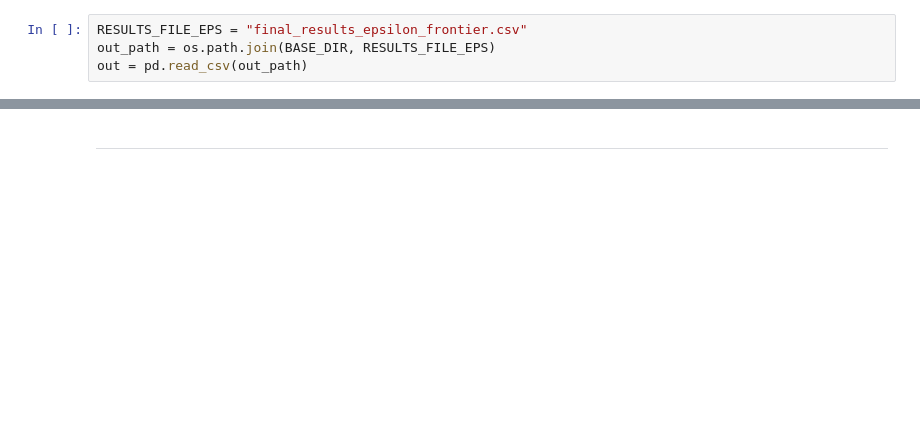
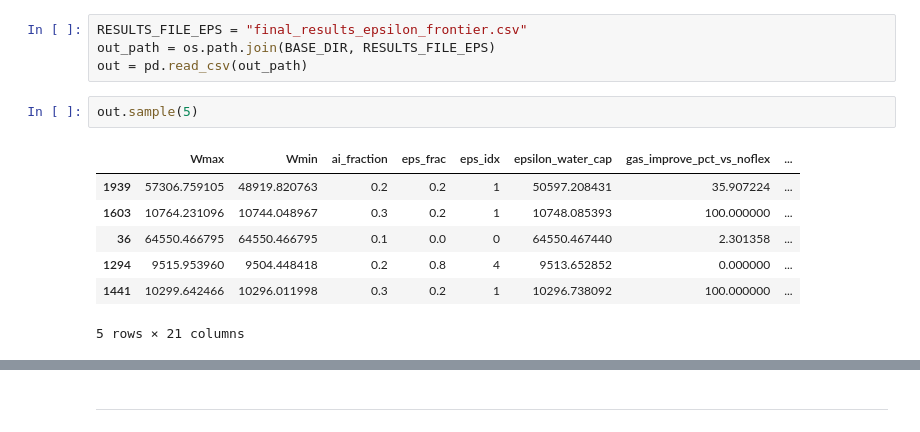
Before and after one commit to revak18/science_fair_2026, a Jupyter notebook: science_fair_2026_final_code.ipynb, the cells around one changed output, grey strips where cells are left out. Drawn from its saved outputs; the diff is of its cells as text; blank space fills up the shorter version.

```diff
--- a/science_fair_2026_final_code.ipynb
+++ b/science_fair_2026_final_code.ipynb
@@ -1025,3 +1079,13 @@ Saved ε-frontier results to: final_results_epsilon_frontier.csv
 RESULTS_FILE_EPS = "final_results_epsilon_frontier.csv"
 out_path = os.path.join(BASE_DIR, RESULTS_FILE_EPS)
 out = pd.read_csv(out_path)
+# %%
+out.sample(5)
+# %% [output]
+|  | Wmax | Wmin | ai_fraction | eps_frac | eps_idx | epsilon_water_cap | gas_improve_pct_vs_noflex | ... |
+| 1939 | 57306.759105 | 48919.820763 | 0.2 | 0.2 | 1 | 50597.208431 | 35.907224 | ... |
+| 1603 | 10764.231096 | 10744.048967 | 0.3 | 0.2 | 1 | 10748.085393 | 100.000000 | ... |
+| 36 | 64550.466795 | 64550.466795 | 0.1 | 0.0 | 0 | 64550.467440 | 2.301358 | ... |
+| 1294 | 9515.953960 | 9504.448418 | 0.2 | 0.8 | 4 | 9513.652852 | 0.000000 | ... |
+| 1441 | 10299.642466 | 10296.011998 | 0.3 | 0.2 | 1 | 10296.738092 | 100.000000 | ... |
+5 rows × 21 columns
```
Also changed, not shown: parts of 17 cells of this notebook.
